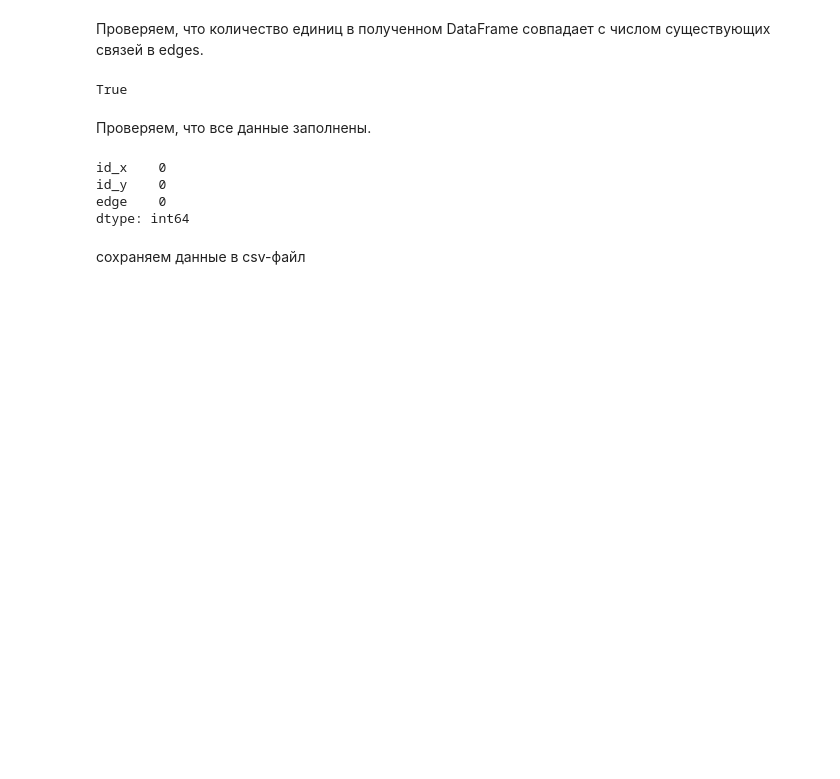
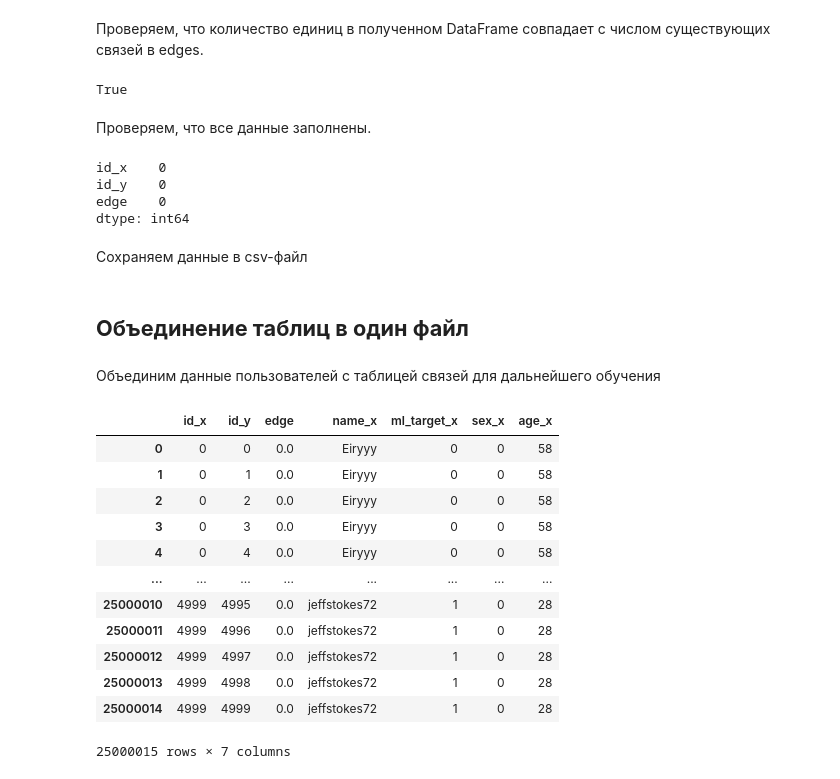
Before and after one commit to Cat-in-box/ml-social-graphs, a Jupyter notebook: git_social_graphs_data.ipynb, the cells around one changed output. Saved outputs shown, nothing was run; the diff lists cells and outputs as text; code cells hidden in the pictures; blank space fills up the shorter version.

```diff
--- a/git_social_graphs_data.ipynb
+++ b/git_social_graphs_data.ipynb
@@ -232,5 +279,5 @@ id_y    0
 edge    0
 dtype: int64
 # %% [markdown]
-сохраняем данные в csv-файл
+Сохраняем данные в csv-файл
 # %%
@@ -237,0 +285,23 @@ target.to_csv('/content/drive/My Drive/Colab Notebooks/ml_social_graphs/ml_adjac
+# %% [markdown]
+## **Объединение таблиц в один файл**
+# %% [markdown]
+Объединим данные пользователей с таблицей связей для дальнейшего обучения
+# %%
+df = adjacency.merge(target, how='left', left_on='id_x', right_on='id', copy=False)
+df = df.drop('id', axis=1)
+df = df.rename(columns={label:label+'_x' for label in target.columns})
+df
+# %% [output]
+|  | id_x | id_y | edge | name_x | ml_target_x | sex_x | age_x |
+| 0 | 0 | 0 | 0.0 | Eiryyy | 0 | 0 | 58 |
+| 1 | 0 | 1 | 0.0 | Eiryyy | 0 | 0 | 58 |
+| 2 | 0 | 2 | 0.0 | Eiryyy | 0 | 0 | 58 |
+| 3 | 0 | 3 | 0.0 | Eiryyy | 0 | 0 | 58 |
+| 4 | 0 | 4 | 0.0 | Eiryyy | 0 | 0 | 58 |
+| ... | ... | ... | ... | ... | ... | ... | ... |
+| 25000010 | 4999 | 4995 | 0.0 | jeffstokes72 | 1 | 0 | 28 |
+| 25000011 | 4999 | 4996 | 0.0 | jeffstokes72 | 1 | 0 | 28 |
+| 25000012 | 4999 | 4997 | 0.0 | jeffstokes72 | 1 | 0 | 28 |
+| 25000013 | 4999 | 4998 | 0.0 | jeffstokes72 | 1 | 0 | 28 |
+| 25000014 | 4999 | 4999 | 0.0 | jeffstokes72 | 1 | 0 | 28 |
+25000015 rows × 7 columns
```
Also changed, not shown: parts of 32 cells of this notebook.
